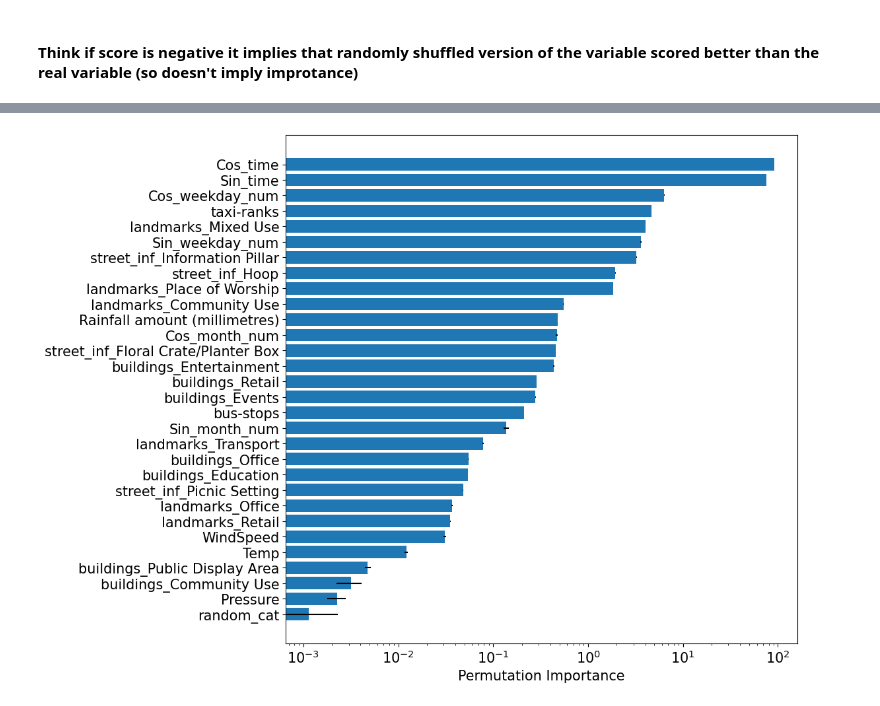
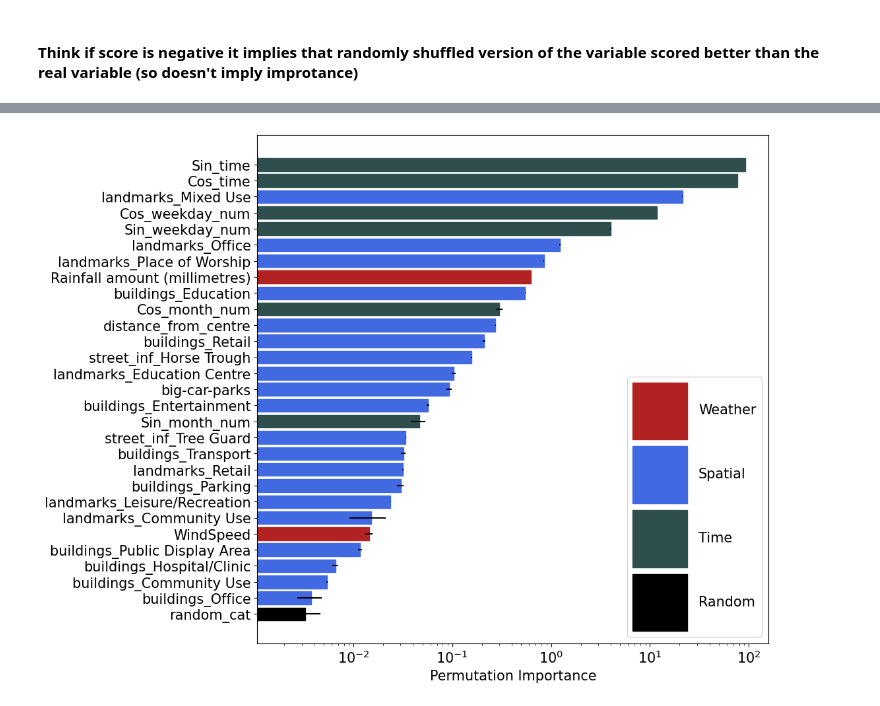
Before and after one commit to nickmalleson/footfall, a Jupyter notebook: MelbourneAnalysis/3. Modelling/5. AssessingFinalModel.ipynb, the cells around one changed output, grey strips where cells are left out. Cells and saved outputs as stored; diff of their text form; code cells hidden in the pictures.

```diff
--- a/MelbourneAnalysis/3. Modelling/5. AssessingFinalModel.ipynb
+++ b/MelbourneAnalysis/3. Modelling/5. AssessingFinalModel.ipynb
@@ -6,18 +6,18 @@ from eli5.sklearn import PermutationImportance
 import joblib
 from Functions import *
 # %%
-buffer_size_m=500
+buffer_size_m=400
 # %% [markdown]
 ### Load the fitted model
 # %%
-rf_model_pipeline1 = joblib.load('Results/FinalModels/rf_model_pipeline1_{}.pkl'.format(buffer_size_m))
+rf_model_pipeline1 = joblib.load('Results/FinalModels/rf_model_pipeline1_{}_outlierremovaleachsensor.pkl'.format(buffer_size_m))
 # rf_model_pipeline2 = joblib.load('Results/FinalModels/rf_model_pipeline2_{}.pkl'.format(buffer_size_m))
 # rf_model_pipeline3 = joblib.load('Results/rf_model_pipeline3_combined_features.fit.sav')
 # %% [markdown]
 ### Load the data used to fit model
 # %%
-Xfull = pd.read_csv('Results/FinalModels/Xfull_rf_model_pipeline1_{}.csv'.format(buffer_size_m))
-Yfull = pd.read_csv('Results/FinalModels/Yfull_rf_model_pipeline1_{}.csv'.format(buffer_size_m))
+Xfull = pd.read_csv('Results/FinalModels/Xfull_rf_model_pipeline1_{}_outlierremovaleachsensor.csv'.format(buffer_size_m))
+Yfull = pd.read_csv('Results/FinalModels/Yfull_rf_model_pipeline1_{}_outlierremovaleachsensor.csv'.format(buffer_size_m))
 Yfull = Yfull["0"].to_numpy()
 # %% [markdown]
 ### Find Gini impurity feature importances
@@ -93,12 +72,37 @@ pi_1_above
+# %%
+pi_1_above= pi_1[pi_1['importance']>0.000001]
+# pi_1_above
+pi_1_aboverandom = pi_1[pi_1['importance']>=pi_1[pi_1['feature'] == 'random_cat']['importance'].reset_index(drop=True)[0]]
 # %%
 fig, ax=plt.subplots(figsize=(10,10))
-ax.barh(range(len(pi_1_above['importance'])),pi_1_above['importance'],xerr=pi_1_above['Feature_importance_std'])
-ax.set_yticks(range(len(pi_1_above['importance'])))
-_ = ax.set_yticklabels(pi_1_above['feature'])
+ax.barh(range(len(pi_1_aboverandom['importance'])),pi_1_aboverandom['importance'],xerr=pi_1_aboverandom['Feature_importance_std'])
+ax.set_yticks(range(len(pi_1_aboverandom['importance'])))
+_ = ax.set_yticklabels(pi_1_aboverandom['feature'])
 # ax.set_title('Permutation importance')
 ax.set_xscale('log')
 ax.set_xlabel('Permutation Importance', fontsize=15)
 ax.tick_params(axis='both', which='major', labelsize=15)
+
+
+# loop over patches (bars) and set colors individually
+for color, bar in zip(['black','royalblue','royalblue','royalblue', 'royalblue', 'firebrick', 'royalblue', 'royalblue', 'royalblue', 'royalblue', 'royalblue', 'royalblue',
+                       'darkslategrey', 'royalblue', 'royalblue', 'royalblue', 'royalblue', 'royalblue', 'royalblue',
+                       'darkslategrey', 'royalblue', 'firebrick', 'royalblue', 'royalblue',
+                      'darkslategrey', 'darkslategrey', 'royalblue', 'darkslategrey', 'darkslategrey'], ax.patches):
+    bar.set_color(color)
+
+
+import matplotlib.patches as mpatches
+colors = ['firebrick', 'royalblue', 'darkslategrey', 'black']
+labels = ['Weather', 'Spatial', 'Time', 'Random']
+patches_list = []
+for i, color in  enumerate(colors):
+    patch =  mpatches.Patch(color=color, label=labels[i])
+    patches_list.append(patch)
+ax.legend(handles=patches_list, handleheight=6, handlelength=4, fontsize =15);
+
+plt.show()
+
 fig.savefig("Results/FinalModels/FeatureImportance/FeatureImportances_log_removelittlevalues.PNG", bbox_inches='tight')
 # %% [output]
-[figure, old version]
+[figure, new version]
```
Also changed, not shown: parts of 3 cells of this notebook, 6 other files.
